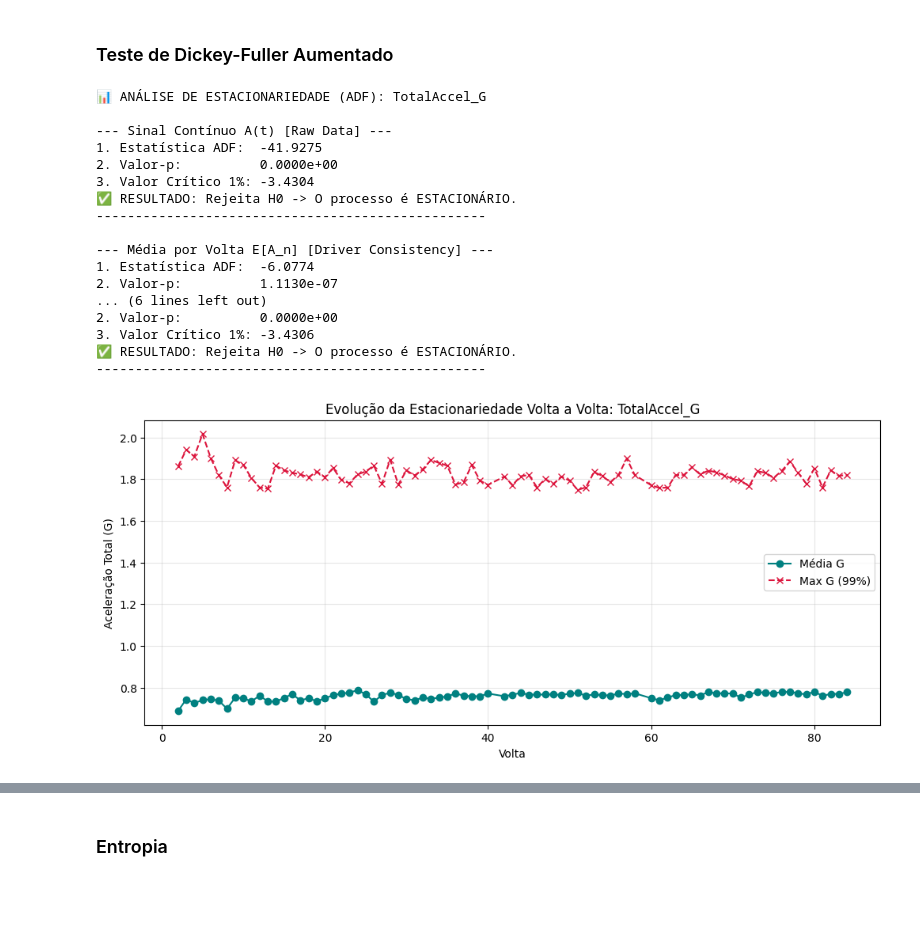
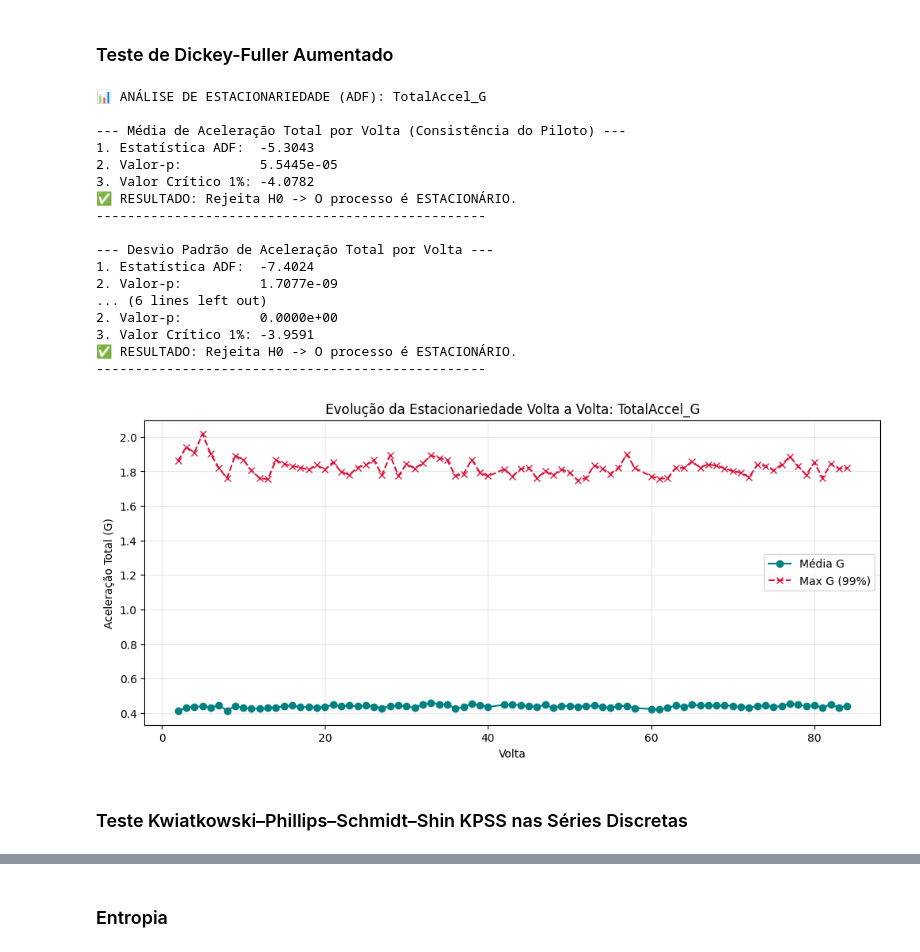
Before and after one commit to TomazFilgueira/PPGEEC2317---SISTEMAS-PROBABIL-STICOS, a Jupyter notebook: processos_estocasticos/simracing_processos_estocasticos.ipynb, the cells around one changed output, grey strips where cells are left out. Cells and saved outputs as stored; diff of their text form; code cells hidden in the pictures; blank space fills up the shorter version.

```diff
--- a/processos_estocasticos/simracing_processos_estocasticos.ipynb
+++ b/processos_estocasticos/simracing_processos_estocasticos.ipynb
@@ -764,7 +774,7 @@ def test_adf_acceleration(df, col_name='TotalAccel_G'):
     # --- FUNÇÃO AUXILIAR PARA IMPRIMIR O RELATÓRIO ---
     def print_adf_result(series, title):
         print(f"--- {title} ---")
-        result = adfuller(series.dropna(), autolag='AIC')
+        result = adfuller(series.dropna(), autolag='AIC', regression='ct')
 
         stat = result[0]
         p_value = result[1]
@@ -780,52 +790,57 @@ def test_adf_acceleration(df, col_name='TotalAccel_G'):
             print("❌ RESULTADO: Falha ao rejeitar H0 -> O processo NÃO É ESTACIONÁRIO (Possui tendência/raiz unitária).")
         print("-" * 50 + "\n")
 
-    # 1. ANÁLISE DO SINAL CONTÍNUO (Física/Pista)
-    # Isso testa se o sinal 'explode' ou se mantém limitado ao longo do tempo.
-    print_adf_result(df[col_name], "Sinal Contínuo A(t) [Raw Data]")
+    # 1. ANÁLISE DO PROCESSO DISCRETO (Piloto)
+    # Agrupamos por volta para ver a evolução da MÉDIA da força G (Consistência)
+    # 1 ponto de aceleração por volta
+    acc_mean_per_lap = df.groupby('Lap')[col_name].mean()
+    print_adf_result(acc_mean_per_lap, "Média de Aceleração Total por Volta (Consistência do Piloto)")
 
     # 2. ANÁLISE DO PROCESSO DISCRETO (Piloto)
-    # Agrupamos por volta para ver a evolução da MÉDIA da força G (Consistência)
-    acc_mean_per_lap = df.groupby('Lap')[col_name].mean()
-    print_adf_result(acc_mean_per_lap, "Média por Volta E[A_n] [Driver Consistency]")
+    # Agrupamos por volta para ver a evolução do Desvio Padrão da força G (Consistência)
+    # 1 ponto de aceleração por volta
+    acc_mean_per_lap = df.groupby('Lap')[col_name].std()
+    print_adf_result(acc_mean_per_lap, "Desvio Padrão de Aceleração Total por Volta")
 
-    # 3. ANÁLISE DO LIMITE (Performance)
+    # 1. ANÁLISE DO LIMITE (Performance)
     # Agrupamos pelo MÁXIMO (99%) para ver se você está buscando mais limite ou cansando
     acc_max_per_lap = df.groupby('Lap')[col_name].quantile(0.99) # 60hz
     raw_series_downsampled = df[col_name].iloc[::20]    # downsample para 3hz
     print_adf_result(raw_series_downsampled, "Pico de Performance (Max G) [Limit Seeking]")
 
     # --- PLOT PARA VISUALIZAÇÃO ---
     plt.figure(figsize=(12, 5))
     plt.plot(acc_mean_per_lap.index, acc_mean_per_lap.values, marker='o', linestyle='-', color='teal', label='Média G')
     plt.plot(acc_max_per_lap.index, acc_max_per_lap.values, marker='x', linestyle='--', color='crimson', label='Max G (99%)')
     plt.title(f'Evolução da Estacionariedade Volta a Volta: {col_name}')
     plt.xlabel('Volta')
     plt.ylabel('Aceleração Total (G)')
     plt.legend()
     plt.grid(True, alpha=0.3)
     plt.show()
 
 # --- EXECUÇÃO ---
 
 # Substitua 'TotalAccel_G' por 'acc_total' se for esse o nome da sua coluna
 test_adf_acceleration(df_selected, col_name='TotalAccel_G')
 # %% [output]
 📊 ANÁLISE DE ESTACIONARIEDADE (ADF): TotalAccel_G
 
---- Sinal Contínuo A(t) [Raw Data] ---
-1. Estatística ADF:  -41.9275
-2. Valor-p:          0.0000e+00
-3. Valor Crítico 1%: -3.4304
+--- Média de Aceleração Total por Volta (Consistência do Piloto) ---
+1. Estatística ADF:  -5.3043
+2. Valor-p:          5.5445e-05
+3. Valor Crítico 1%: -4.0782
 ✅ RESULTADO: Rejeita H0 -> O processo é ESTACIONÁRIO.
 --------------------------------------------------
 
---- Média por Volta E[A_n] [Driver Consistency] ---
-1. Estatística ADF:  -6.0774
-2. Valor-p:          1.1130e-07
+--- Desvio Padrão de Aceleração Total por Volta ---
+1. Estatística ADF:  -7.4024
+2. Valor-p:          1.7077e-09
 ... (6 lines left out)
 2. Valor-p:          0.0000e+00
-3. Valor Crítico 1%: -3.4306
+3. Valor Crítico 1%: -3.9591
 ✅ RESULTADO: Rejeita H0 -> O processo é ESTACIONÁRIO.
 --------------------------------------------------
-[figure, old version]
+[figure, new version]
+# %% [markdown]
+### Teste Kwiatkowski–Phillips–Schmidt–Shin KPSS nas Séries Discretas
```
Also changed, not shown: parts of 11 cells of this notebook, 4 other files.
